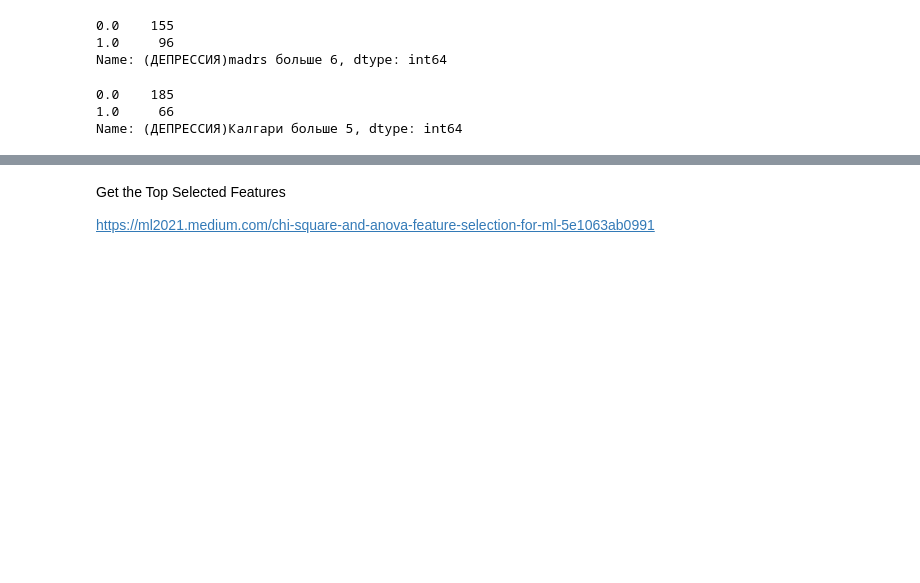
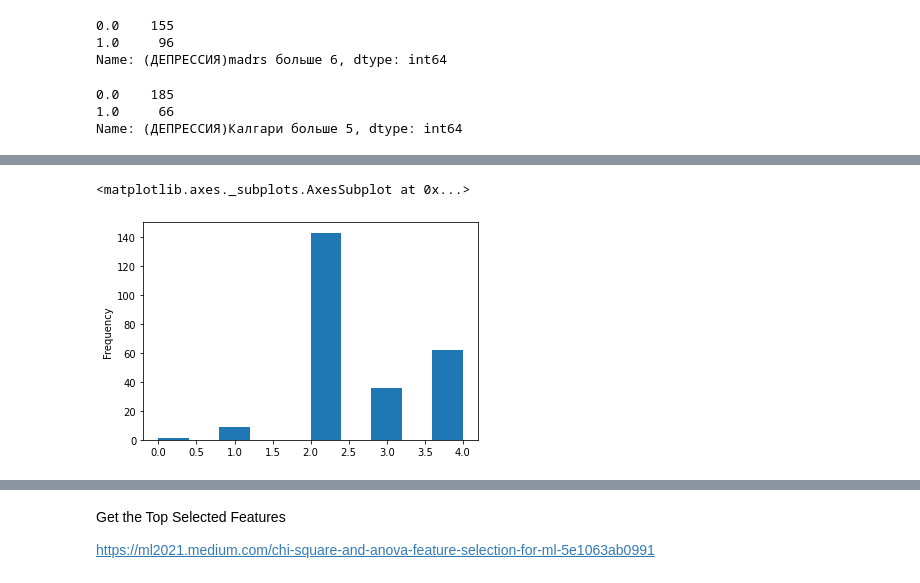
Before and after one commit to Nikitaion/mental_disorders, a Jupyter notebook: mental_disorders.ipynb, the cells around one changed output, grey strips where cells are left out. Saved outputs shown, nothing was run; the diff lists cells and outputs as text; code cells hidden in the pictures; blank space fills up the shorter version.

```diff
--- a/mental_disorders.ipynb
+++ b/mental_disorders.ipynb
@@ -315,0 +338,5 @@ X = data.drop(columns=['(СОН)psqi больше 6', '(ТРЕВОГА)Гаии
+# %%
+X['Образование(0-начальное, 4-высшее)'].plot.hist()
+# %% [output]
+<matplotlib.axes._subplots.AxesSubplot at 0x...>
+[figure, added]
```
Also changed, not shown: parts of 65 cells of this notebook.
